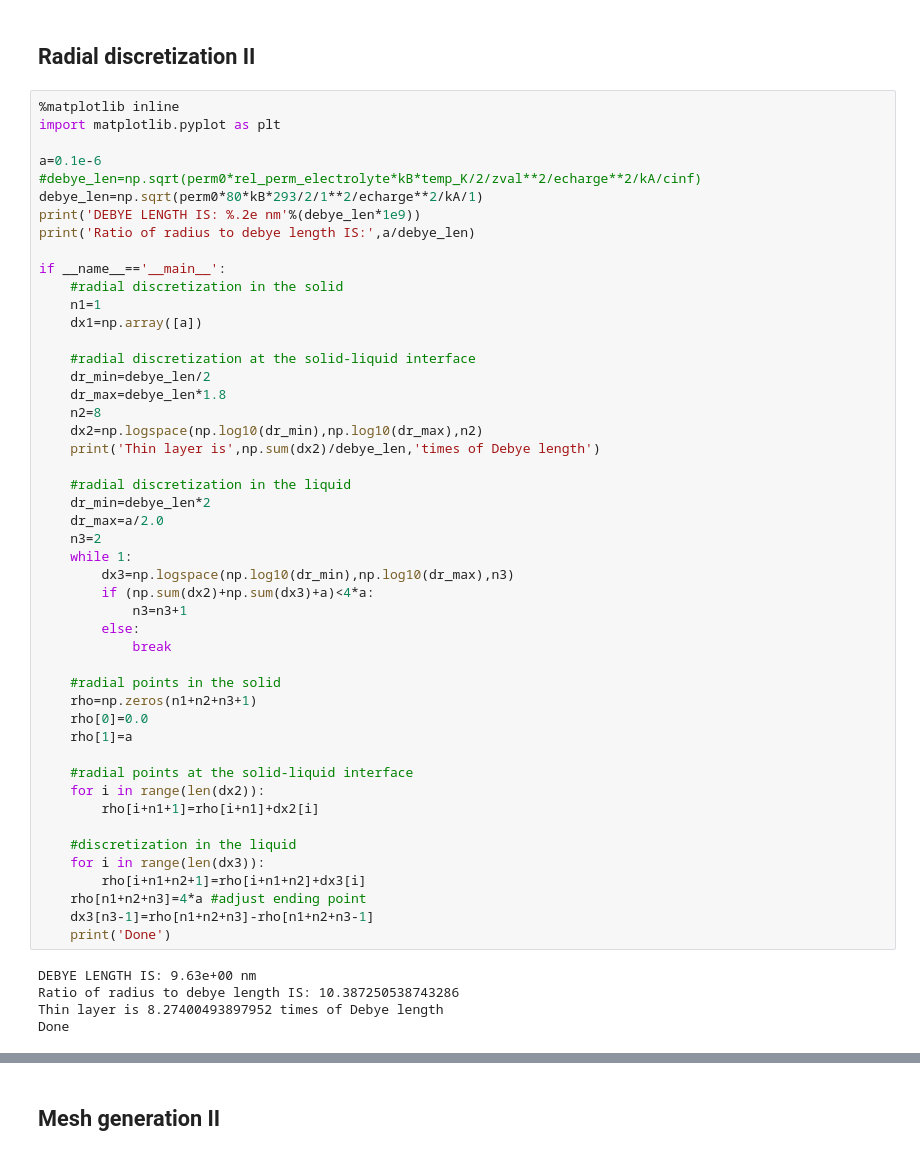
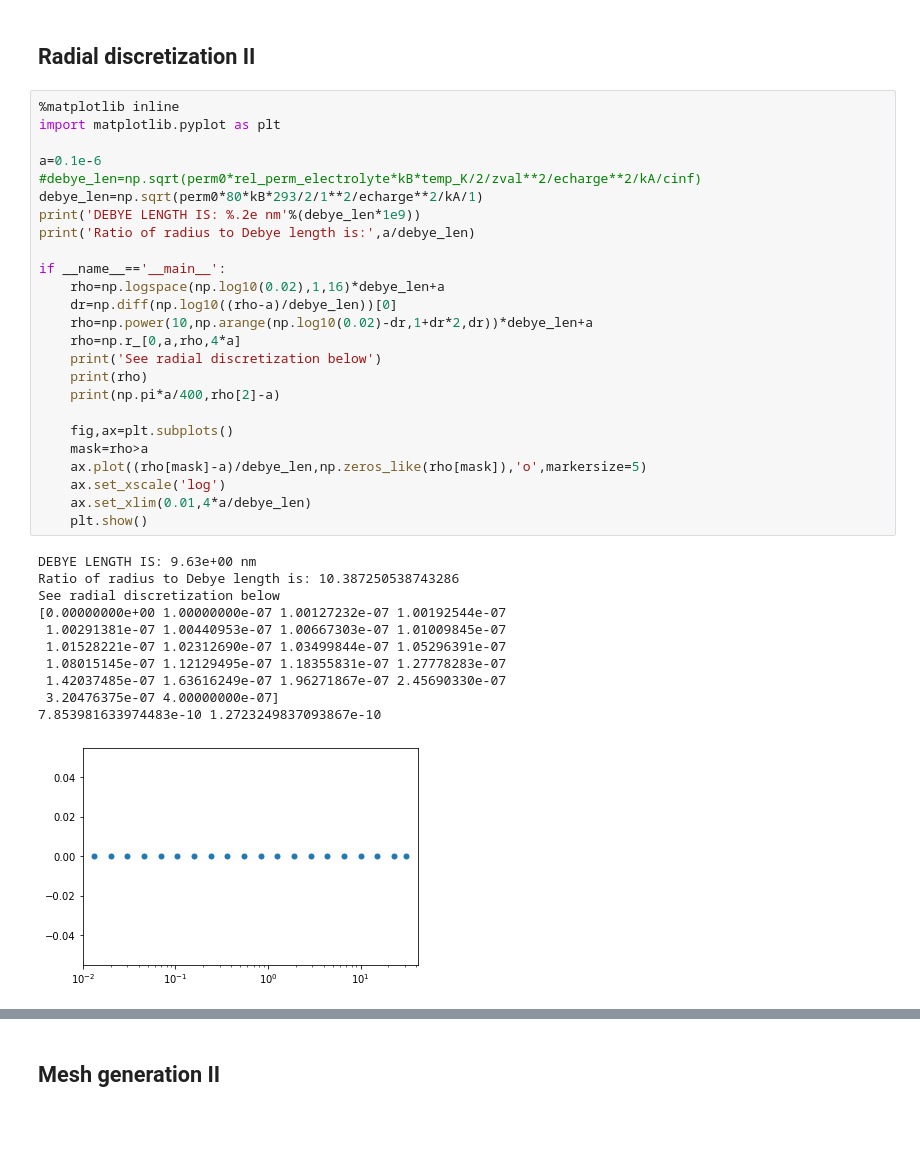
Before and after one commit to yuccadrew/sip, a Jupyter notebook: test_sphere_s62.ipynb, the cells around one changed output, grey strips where cells are left out. Drawn from its saved outputs; the diff is of its cells as text; blank space fills up the shorter version.

```diff
--- a/test_sphere_s62.ipynb
+++ b/test_sphere_s62.ipynb
@@ -4356,53 +4460,37 @@ plt.show()
 # %%
 %matplotlib inline
 import matplotlib.pyplot as plt
 
 a=0.1e-6
 #debye_len=np.sqrt(perm0*rel_perm_electrolyte*kB*temp_K/2/zval**2/echarge**2/kA/cinf)
 debye_len=np.sqrt(perm0*80*kB*293/2/1**2/echarge**2/kA/1)
 print('DEBYE LENGTH IS: %.2e nm'%(debye_len*1e9))
-print('Ratio of radius to debye length IS:',a/debye_len)
+print('Ratio of radius to Debye length is:',a/debye_len)
 
 if __name__=='__main__':
-    #radial discretization in the solid
-    n1=1
-    dx1=np.array([a])
+    rho=np.logspace(np.log10(0.02),1,16)*debye_len+a
+    dr=np.diff(np.log10((rho-a)/debye_len))[0]
+    rho=np.power(10,np.arange(np.log10(0.02)-dr,1+dr*2,dr))*debye_len+a
+    rho=np.r_[0,a,rho,4*a]
+    print('See radial discretization below')
+    print(rho)
+    print(np.pi*a/400,rho[2]-a)
 
-    #radial discretization at the solid-liquid interface
-    dr_min=debye_len/2
-    dr_max=debye_len*1.8
-    n2=8
-    dx2=np.logspace(np.log10(dr_min),np.log10(dr_max),n2)
-    print('Thin layer is',np.sum(dx2)/debye_len,'times of Debye length')
-
-    #radial discretization in the liquid
-    dr_min=debye_len*2
-    dr_max=a/2.0
-    n3=2
-    while 1:
-        dx3=np.logspace(np.log10(dr_min),np.log10(dr_max),n3)
-        if (np.sum(dx2)+np.sum(dx3)+a)<4*a:
-            n3=n3+1
-        else:
-            break
-
-    #radial points in the solid
-    rho=np.zeros(n1+n2+n3+1)
-    rho[0]=0.0
-    rho[1]=a
-
-    #radial points at the solid-liquid interface
-    for i in range(len(dx2)):
-        rho[i+n1+1]=rho[i+n1]+dx2[i]
-
-    #discretization in the liquid
-    for i in range(len(dx3)):
-        rho[i+n1+n2+1]=rho[i+n1+n2]+dx3[i]
-    rho[n1+n2+n3]=4*a #adjust ending point
-    dx3[n3-1]=rho[n1+n2+n3]-rho[n1+n2+n3-1]
-    print('Done')
+    fig,ax=plt.subplots()
+    mask=rho>a
+    ax.plot((rho[mask]-a)/debye_len,np.zeros_like(rho[mask]),'o',markersize=5)
+    ax.set_xscale('log')
+    ax.set_xlim(0.01,4*a/debye_len)
+    plt.show()
 # %% [output]
 DEBYE LENGTH IS: 9.63e+00 nm
-Ratio of radius to debye length IS: 10.387250538743286
-Thin layer is 8.27400493897952 times of Debye length
-Done
+Ratio of radius to Debye length is: 10.387250538743286
+See radial discretization below
+[0.00000000e+00 1.00000000e-07 1.00127232e-07 1.00192544e-07
+ 1.00291381e-07 1.00440953e-07 1.00667303e-07 1.01009845e-07
+ 1.01528221e-07 1.02312690e-07 1.03499844e-07 1.05296391e-07
+ 1.08015145e-07 1.12129495e-07 1.18355831e-07 1.27778283e-07
+ 1.42037485e-07 1.63616249e-07 1.96271867e-07 2.45690330e-07
+ 3.20476375e-07 4.00000000e-07]
+7.853981633974483e-10 1.2723249837093867e-10
+[figure, added]
```
Also changed, not shown: parts of 19 cells of this notebook.
